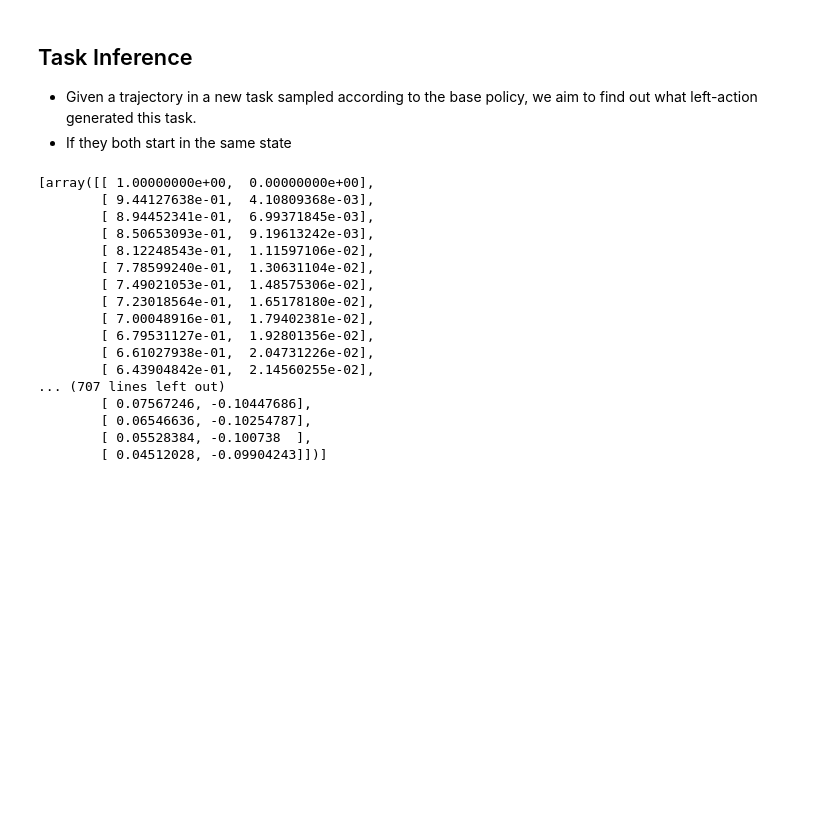
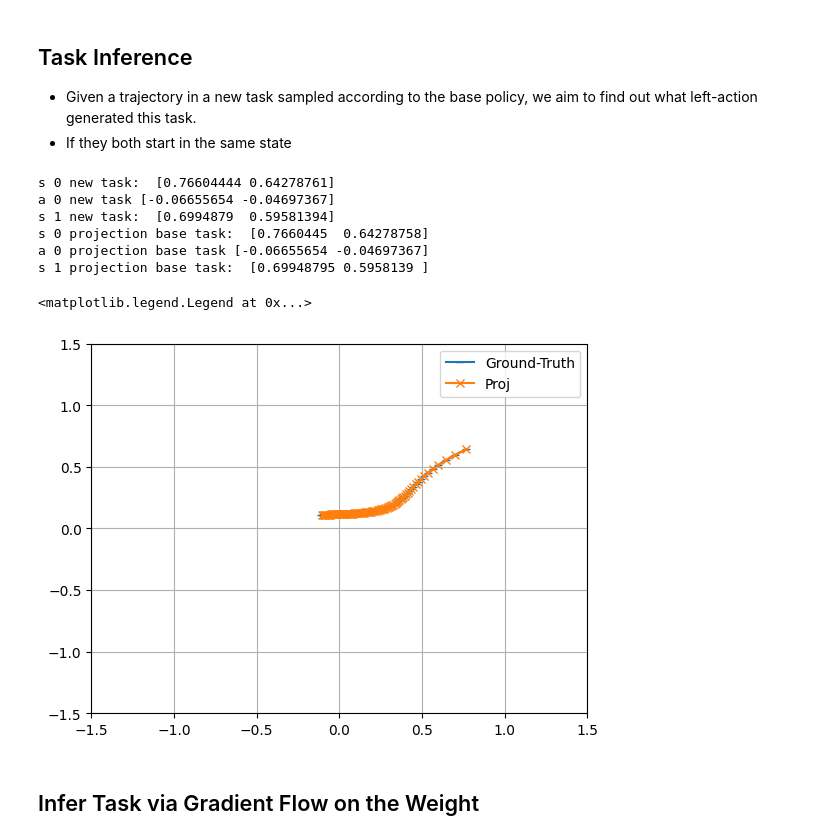
Before and after one commit to PaulNitschke/geo_meta_rl, a Jupyter notebook: task_inference.ipynb, the cells around one changed output. Cells and saved outputs as stored; diff of their text form; code cells hidden in the pictures; blank space fills up the shorter version.

```diff
--- a/task_inference.ipynb
+++ b/task_inference.ipynb
@@ -351,20 +350,0 @@ traj_test = trajs_all_tasks[0]
-# %%
-trajs_all_tasks
-# %% [output]
-[array([[ 1.00000000e+00,  0.00000000e+00],
-        [ 9.44127638e-01,  4.10809368e-03],
-        [ 8.94452341e-01,  6.99371845e-03],
-        [ 8.50653093e-01,  9.19613242e-03],
-        [ 8.12248543e-01,  1.11597106e-02],
-        [ 7.78599240e-01,  1.30631104e-02],
-        [ 7.49021053e-01,  1.48575306e-02],
-        [ 7.23018564e-01,  1.65178180e-02],
-        [ 7.00048916e-01,  1.79402381e-02],
-        [ 6.79531127e-01,  1.92801356e-02],
-        [ 6.61027938e-01,  2.04731226e-02],
-        [ 6.43904842e-01,  2.14560255e-02],
-... (707 lines left out)
-        [ 0.07567246, -0.10447686],
-        [ 0.06546636, -0.10254787],
-        [ 0.05528384, -0.100738  ],
-        [ 0.04512028, -0.09904243]])]
@@ -370,0 +385,56 @@ trajs_all_tasks
+# %%
+generator_lg = torch.tensor([[0, -1], [1, 0]], dtype=DTYPE) #weight w to generate a left-action is the rotation in radians
+generator_kg = torch.tensor([[0, 1], [-1, 0]], dtype=DTYPE)
+
+weight_test_task = torch.tensor(TEST_TASK_IDX*2*np.pi/N_tasks, dtype=DTYPE)
+weight_test_task_np = np.array(TEST_TASK_IDX*2*np.pi/N_tasks)
+
+lg_task_1 = left_action_from_weight(generator=generator_lg, weight=weight_test_task).detach().numpy()
+kg_task_1 = left_action_from_weight(generator=generator_kg, weight=weight_test_task).detach().numpy()
+# %%
+def base_transition_func_circle_np(state: torch.tensor, action: torch.tensor, A: torch.tensor, B: torch.tensor):
+    """Transition function from the base environment."""
+    state += A @ state + B @ action
+    state += np.random.normal(loc=0, scale=SIGMA_NOISE, size=2) if SIGMA_NOISE > 0 else 0
+    return state
+
+tran_fn = lambda s, a : base_transition_func_circle_np(s, a, A=env.A, B=env.B)
+
+traj_proj_task_1, rewards_proj_task_1, actions_proj_task_1 = proj_traj_from_base_to_task(s_0 = np.array([1.0,0.0]),
+                            base_transition_func = tran_fn,
+                            base_policy=model,
+                            Kg=kg_task_1,
+                            Lg=lg_task_1)
+# %%
+idx_test_task = 1
+traj_base = trajs_all_tasks[0]
+traj_test = trajs_all_tasks[idx_test_task]
+
+actions_test = actions_all_tasks[idx_test_task]
+# %%
+print("s 0 new task: ", traj_test[0,:])
+print("a 0 new task", actions_all_tasks[idx_test_task][0,:])
+print("s 1 new task: ", traj_test[1,:])
+
+print("s 0 projection base task: ", traj_proj_task_1[0,:])
+print("a 0 projection base task", actions_proj_task_1[0,:])
+print("s 1 projection base task: ", traj_proj_task_1[1,:])
+# %% [output]
+s 0 new task:  [0.76604444 0.64278761]
+a 0 new task [-0.06655654 -0.04697367]
+s 1 new task:  [0.6994879  0.59581394]
+s 0 projection base task:  [0.7660445  0.64278758]
+a 0 projection base task [-0.06655654 -0.04697367]
+s 1 projection base task:  [0.69948795 0.5958139 ]
+# %%
+plt.plot(traj_test[:,0], traj_test[:,1], label="Ground-Truth", marker="_")
+plt.plot(traj_proj_task_1[:,0], traj_proj_task_1[:,1], label="Proj", marker="x")
+plt.grid()
+plt.xlim(-1.5, 1.5)
+plt.ylim(-1.5, 1.5)
+plt.legend()
+# %% [output]
+<matplotlib.legend.Legend at 0x...>
+[figure, added]
+# %% [markdown]
+## Infer Task via Gradient Flow on the Weight
```
Also changed, not shown: parts of 11 cells of this notebook.
